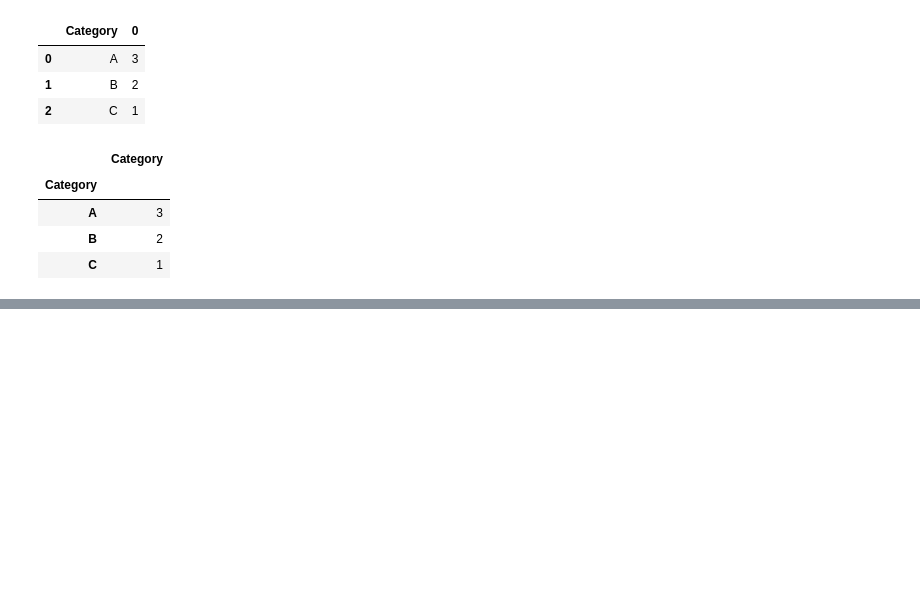
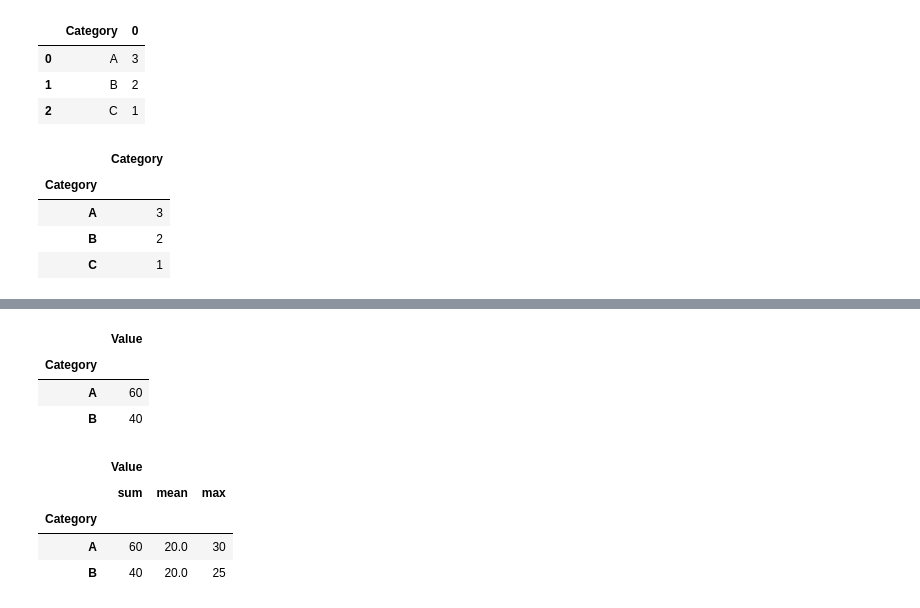
Before and after one commit to LungiNzima/Python-Programming-Course, a Jupyter notebook: Pandas_Course.ipynb, the cells around one changed output, grey strips where cells are left out. Cells and saved outputs as stored; diff of their text form; code cells hidden in the pictures; blank space fills up the shorter version.

```diff
--- a/Pandas_Course.ipynb
+++ b/Pandas_Course.ipynb
@@ -744,0 +882,5 @@ df.groupby("Category").agg({"Category":"count"})
+# %%
+data = {'Category': ['A', 'B', 'A', 'B', 'A'],
+        'Value': [10, 15, 20, 25, 30]}
+df = pd.DataFrame(data)
+df
@@ -744,0 +894,15 @@ df.groupby("Category").agg({"Category":"count"})
+# %%
+df.groupby("Category").sum() #.mean #.median #.max #.min #.var #.std
+# %% [output]
+|  | Value |
+| Category |  |
+| A | 60 |
+| B | 40 |
+# %%
+df.groupby("Category").agg(["sum", "mean", "max"])
+# %% [output]
+|  | Value |  |  |
+|  | sum | mean | max |
+| Category |  |  |  |
+| A | 60 | 20.0 | 30 |
+| B | 40 | 20.0 | 25 |
```
Also changed, not shown: parts of 24 cells of this notebook.
